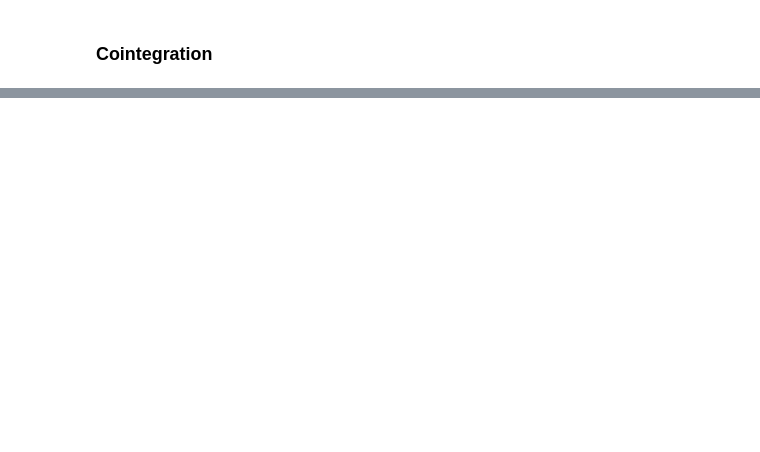
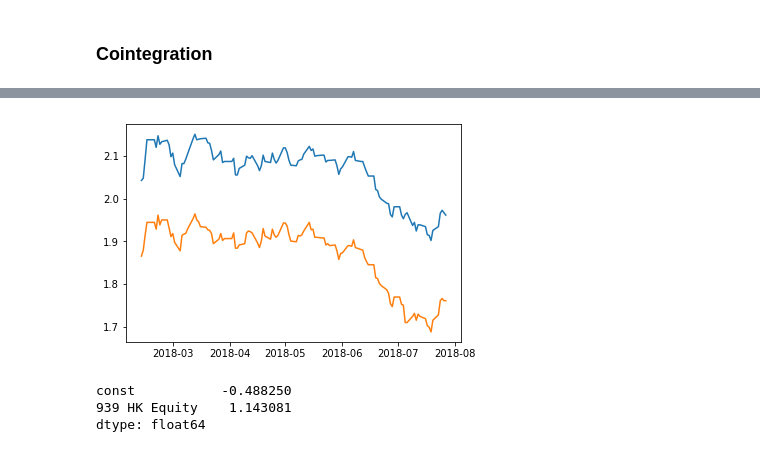
Before and after one commit to wywongbd/pairstrade-fyp-2019, a Jupyter notebook: jupyter-py/1. load-bloomberg-data.ipynb, the cells around one changed output, grey strips where cells are left out. Saved outputs shown, nothing was run; the diff lists cells and outputs as text; code cells hidden in the pictures; blank space fills up the shorter version.

```diff
--- a/jupyter-py/1. load-bloomberg-data.ipynb
+++ b/jupyter-py/1. load-bloomberg-data.ipynb
@@ -158,2 +163,6 @@ dtype: float64
 # %% [markdown]
 ### Cointegration
+# %%
+buffer = 30
+
+data["valid_stocks_log"][-120-buffer: -buffer]
@@ -187,0 +219,22 @@ data["valid_stocks_log"][-120:]
+# %%
+plt.plot(data["valid_stocks_log"]["939 HK Equity"][-120-buffer:-buffer])
+plt.plot(data["valid_stocks_log"]["1398 HK Equity"][-120-buffer:-buffer])
+plt.show()
+# %% [output]
+[figure, added]
+# %%
+import statsmodels.api as sm
+
+X = data["valid_stocks_log"]["939 HK Equity"][-120-buffer:-buffer]
+Y = data["valid_stocks_log"]["1398 HK Equity"][-120-buffer:-buffer]
+
+# add intercept
+X = sm.add_constant(X)
+
+model = sm.OLS(Y, X)
+results = model.fit()
+results.params
+# %% [output]
+const           -0.488250
+939 HK Equity    1.143081
+dtype: float64
```
Also changed, not shown: parts of 9 cells of this notebook.
